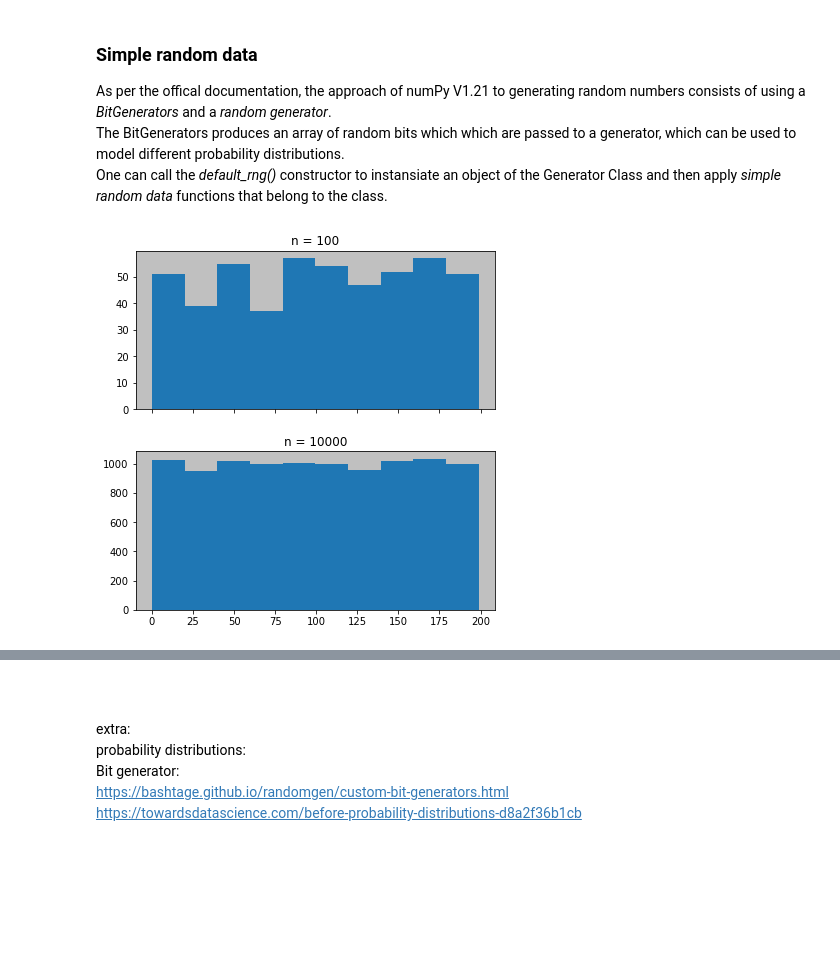
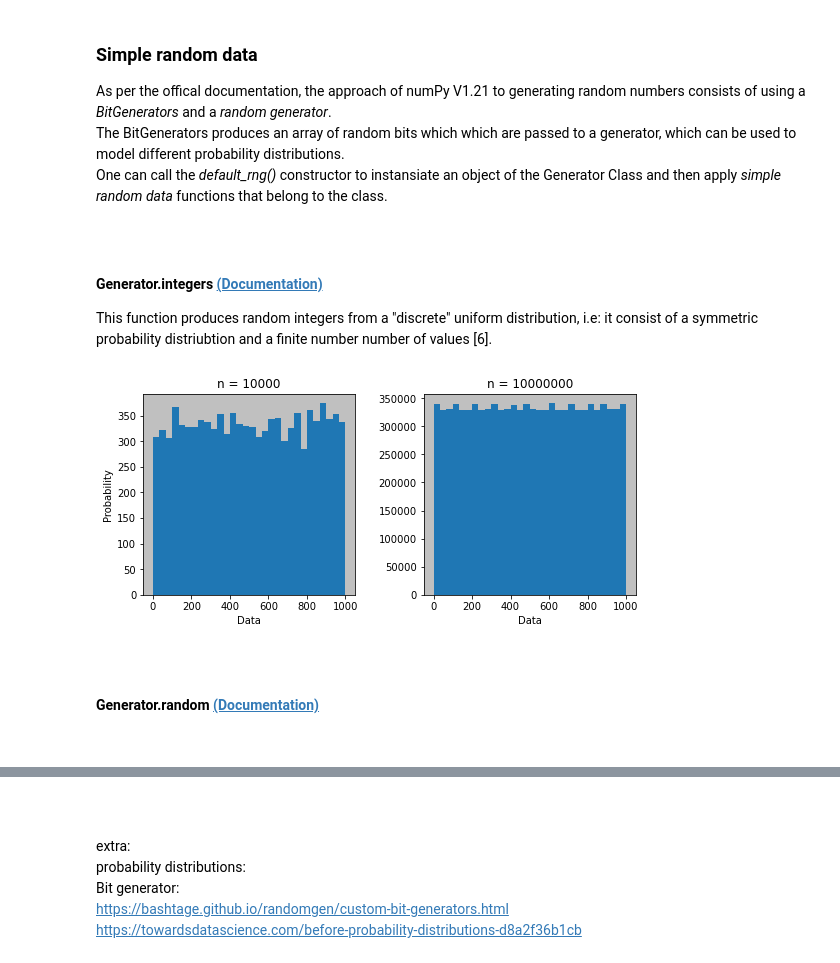
Before and after one commit to CiaranMoran27/playing_with_jupyter, a Jupyter notebook: numpy-random.ipynb, the cells around one changed output, grey strips where cells are left out. Cells and saved outputs as stored; diff of their text form; code cells hidden in the pictures; blank space fills up the shorter version.

```diff
--- a/numpy-random.ipynb
+++ b/numpy-random.ipynb
@@ -59,29 +68,39 @@ import matplotlib.pyplot as plt
 # %%
 def plot_hist_twice(array_one, array_two, title_one, title_two):
 
-    fig, axs = plt.subplots(2, 1, sharex = True, figsize = (6, 6))
-    axs[0].hist(array_one)
-    axs[1].hist(array_two)
+    fig, axs = plt.subplots(1, 2, sharex = True, sharey = False, figsize = (8, 4))
+    axs[0].hist(array_one, density = False, bins = 30)
+    axs[1].hist(array_two, density = False, bins = 30)
 
-    # loop over axes objects in the figure object
+    # loop over axes objects in the figure object.. why not
     for plot_index, ax in enumerate(fig.axes):
+        ax.set_xlabel('Data')
         ax.set_facecolor('silver')
 
         if plot_index < 1:
             ax.set_title(str(title_one))
+            ax.set_ylabel('Probability')
         else:
             ax.set_title(str(title_two))
 
     fig.tight_layout(pad = 2)
     plt.show()
-# %%
-# Construct random Generator with the default BitGenerator (PCG64)
-rng = np.random.default_rng()
+# %% [markdown]
+<br>
+
+#### Generator.integers  [(Documentation)](https://numpy.org/doc/stable/reference/random/generated/numpy.random.Generator.integers.html#numpy.random.Generator.integers)
+
+
+This function produces random integers from a "discrete" uniform distribution, i.e: it consist of a symmetric probability distriubtion and a finite number number of values [6].
 # %%
-# Call integers function on generator and store in variable
-array_1d_small = rng.integers(200, size = 500)
-array_1d_large = rng.integers(200, size = 10000)
+# Call integers function on generator and passed
+# n values in range 0 (inclusive) to 1001 (exclusive)
+# of dtype = np.int64 by (default)
 
-plot_hist_twice(array_1d_small, array_1d_large, 'n = 100', 'n = 10000')
+small_array = rng.integers(1001, size = 10000)
+large_array = rng.integers(1001, size = 10000000)
+
+# Pass variables to hist function
+plot_hist_twice(small_array, large_array, 'n = 10000', 'n = 10000000')
 # %% [output]
-[figure, old version]
+[figure, new version]
@@ -89,0 +107,6 @@ plot_hist_twice(array_1d_small, array_1d_large, 'n = 100', 'n = 10000')
+# %% [markdown]
+<br>
+
+#### Generator.random  [(Documentation)](https://numpy.org/doc/stable/reference/random/generated/numpy.random.Generator.random.html#numpy.random.Generator.random)
+
+<br>
```
Also changed, not shown: parts of 16 cells of this notebook.
